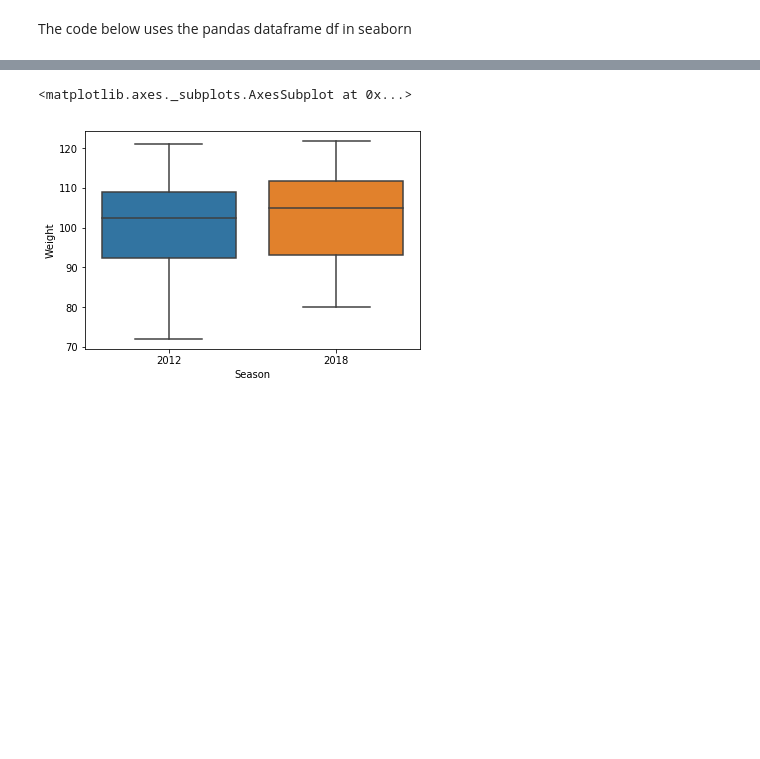
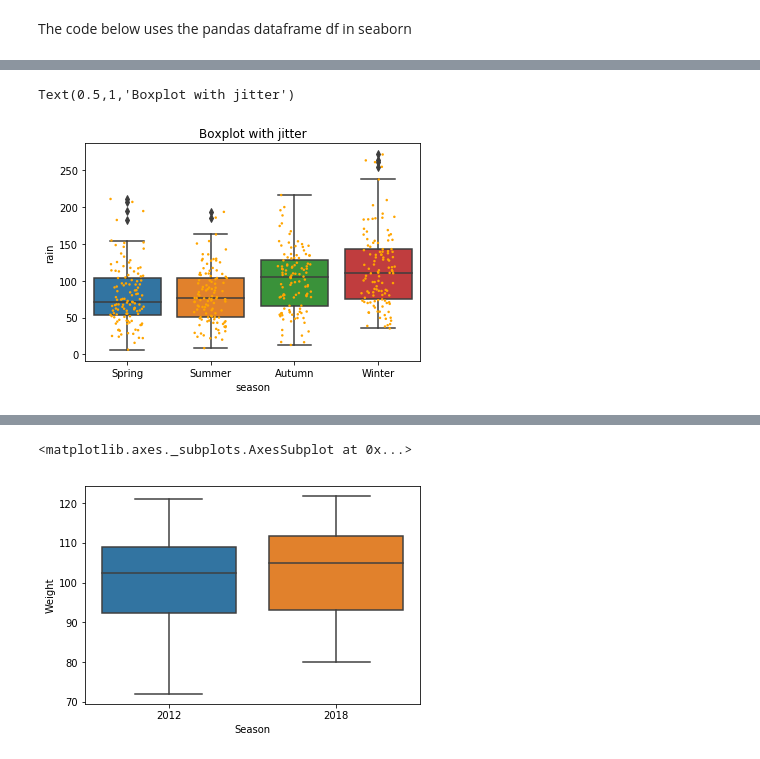
Before and after one commit to JohnONeillGMIT/BoxPlot, a Jupyter notebook: Boxplot Project.ipynb, the cells around one changed output, grey strips where cells are left out. Saved outputs shown, nothing was run; the diff lists cells and outputs as text; code cells hidden in the pictures; blank space fills up the shorter version.

```diff
--- a/Boxplot Project.ipynb
+++ b/Boxplot Project.ipynb
@@ -219,0 +225,7 @@ sns.boxplot(x="Position",y="Height",data=df)# split sout Height by Position
+# %%
+sns.boxplot(x="season",y="rain",data=df,order=["Spring", "Summer", "Autumn","Winter"])
+sns.stripplot(x="season",y="rain",data=df,color="orange",jitter=0.2,size=2.5,order=["Spring", "Summer", "Autumn","Winter"])
+plt.title("Boxplot with jitter",loc="center")
+# %% [output]
+Text(0.5,1,'Boxplot with jitter')
+[figure, added]
```
Also changed, not shown: parts of 14 cells of this notebook.
